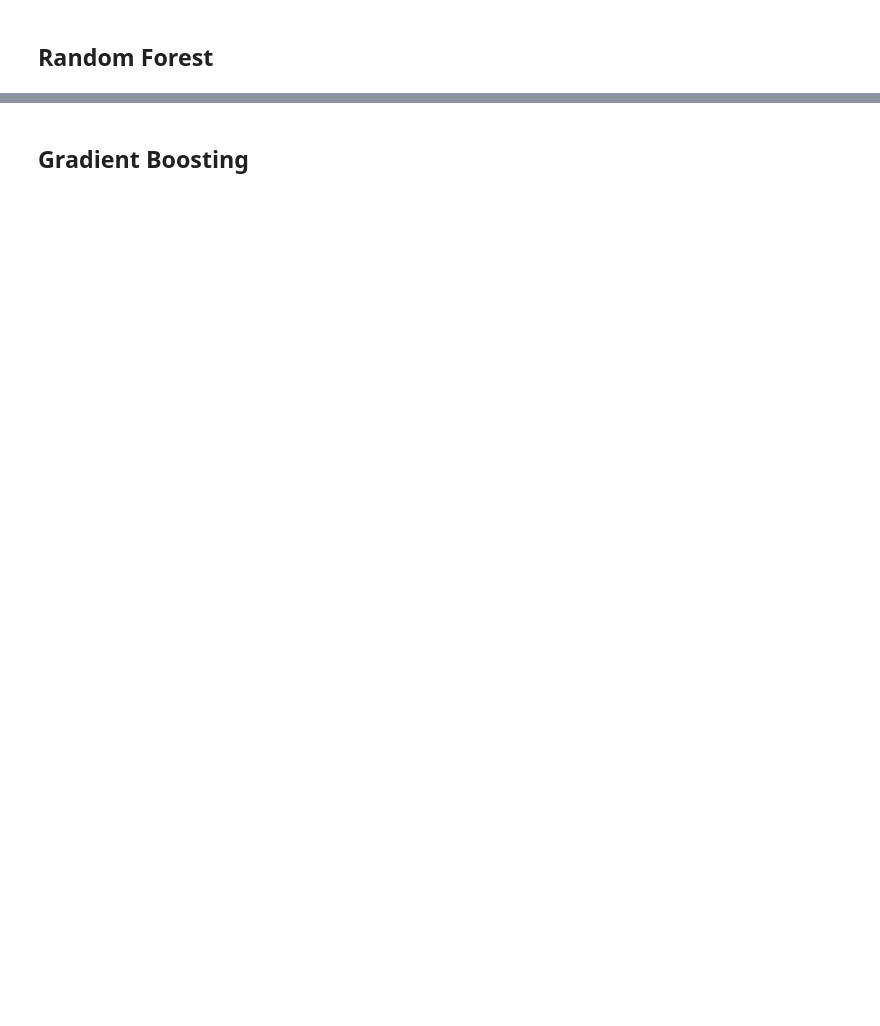
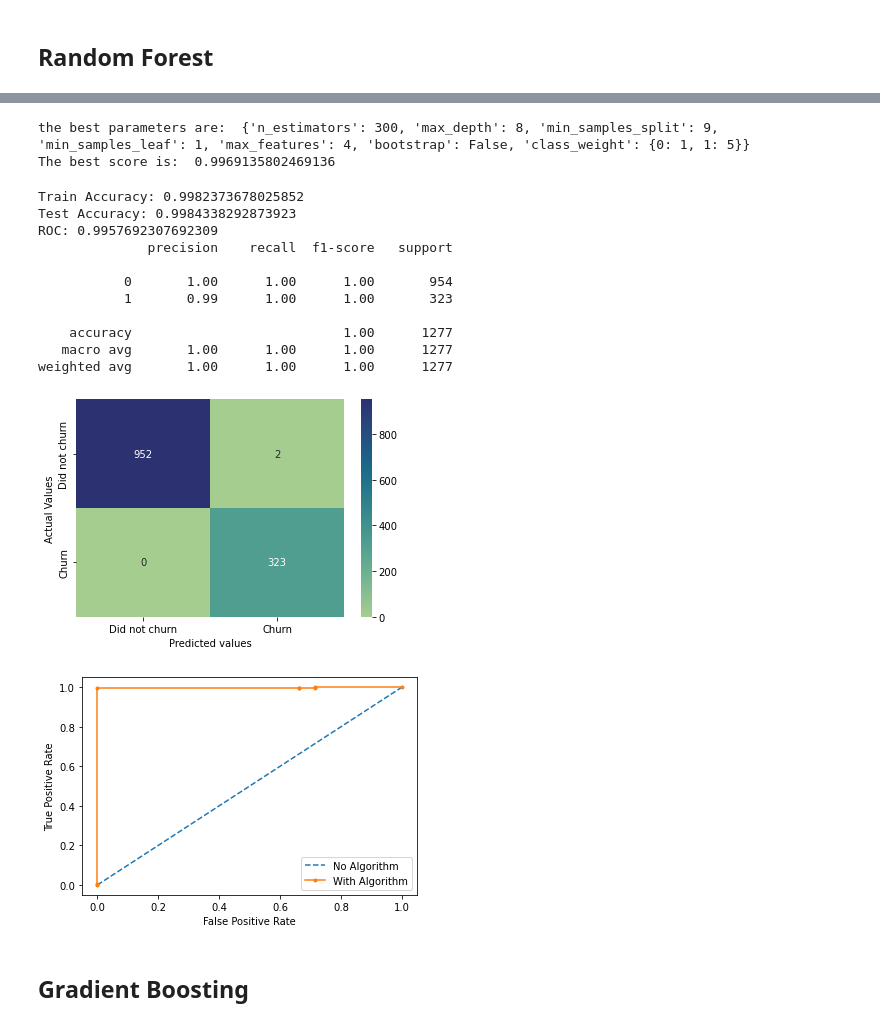
Before and after one commit to BrianLoe/ChurnPrediction, a Jupyter notebook: ML_Models2.ipynb, the cells around one changed output, grey strips where cells are left out. Cells and saved outputs as stored; diff of their text form; code cells hidden in the pictures; blank space fills up the shorter version.

Commit message:
experiment using optuna and shap

```diff
--- a/ML_Models2.ipynb
+++ b/ML_Models2.ipynb
@@ -351,2 +312,32 @@ weighted avg       0.86      0.79      0.82      1277
+# %%
+def plot_cm(y_hat):
+    matrix = confusion_matrix(y_hat, y_test)
+    ax = sns.heatmap(matrix, annot=True, fmt='d', cmap='crest')
+    ax.set(xlabel='Predicted values', ylabel='Actual Values',
+           xticklabels=['Did not churn', 'Churn'], yticklabels=['Did not churn', 'Churn'])
+    plt.show()
+# %%
+def plot_roc_curve(positive_probs):
+    fpr, tpr, _ = roc_curve(y_test.astype('float'), positive_probs)
+    plt.plot([0, 1], [0, 1], linestyle='--', label='No Algorithm')
+    plt.plot(fpr, tpr, marker='.', label='With Algorithm')
+    plt.xlabel('False Positive Rate')
+    plt.ylabel('True Positive Rate')
+    plt.legend()
+    plt.show()
+# %%
+def evaluate_model(model):
+    y_hat = model.predict(X_test)
+    y_hat_train = model.predict(X_train)
+    pos_probs = model.predict_proba(X_test)[:, 1]
+    acc = accuracy_score(y_hat, y_test)
+    train_acc = accuracy_score(y_hat_train, y_train)
+    roc = roc_auc_score(y_test, pos_probs)
+    print(f'Train Accuracy: {train_acc}')
+    print(f'Test Accuracy: {acc}')
+    print(f'ROC: {roc}')
+    print(classification_report(y_hat, y_test))
+    plot_cm(y_hat)
+    plot_roc_curve(pos_probs)
 # %% [markdown]
 ## Random Forest
@@ -379,0 +361,5 @@ weighted avg       0.87      0.83      0.85      1277
+# %%
+study = optuna.create_study(direction='maximize')
+study.optimize(objective_rf, n_trials=35)
+best_params = study.best_params
+best_value = study.best_value
@@ -380,2 +384,26 @@ weighted avg       0.87      0.83      0.85      1277
+# %%
+print('the best parameters are: ', best_params)
+print('The best score is: ', best_value)
+# %% [output]
+the best parameters are:  {'n_estimators': 300, 'max_depth': 8, 'min_samples_split': 9, 'min_samples_leaf': 1, 'max_features': 4, 'bootstrap': False, 'class_weight': {0: 1, 1: 5}}
+The best score is:  0.9969135802469136
+# %%
+rfc = RandomForestClassifier(**best_params, random_state=2)
+rfc.fit(X_train, y_train)
+evaluate_model(rfc)
+# %% [output]
+Train Accuracy: 0.9982373678025852
+Test Accuracy: 0.9984338292873923
+ROC: 0.9957692307692309
+              precision    recall  f1-score   support
+
+           0       1.00      1.00      1.00       954
+           1       0.99      1.00      1.00       323
+
+    accuracy                           1.00      1277
+   macro avg       1.00      1.00      1.00      1277
+weighted avg       1.00      1.00      1.00      1277
+[figure, added]
+[figure, added]
 # %% [markdown]
 ## Gradient Boosting
```
Also changed, not shown: parts of 56 cells of this notebook.
